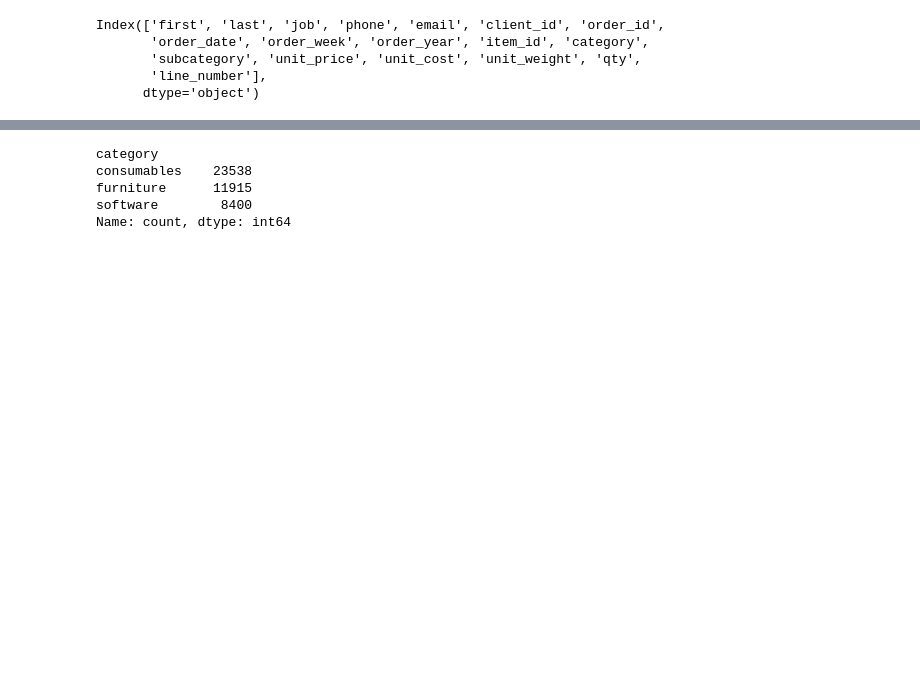
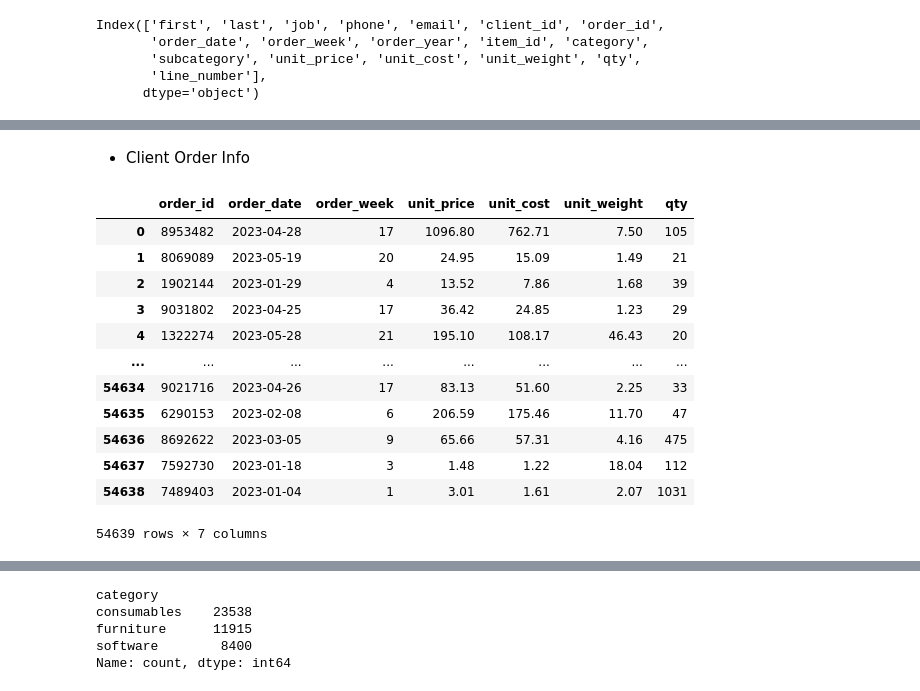
Before and after one commit to inCloset/pandas-challenge-1, a Jupyter notebook: Starter_Code/wholesale_data_analysis_starter_code.ipynb, the cells around one changed output, grey strips where cells are left out. Cells and saved outputs as stored; diff of their text form; code cells hidden in the pictures; blank space fills up the shorter version.

```diff
--- a/Starter_Code/wholesale_data_analysis_starter_code.ipynb
+++ b/Starter_Code/wholesale_data_analysis_starter_code.ipynb
@@ -62,0 +96,21 @@ memory usage: 7.5+ MB
+# %% [markdown]
+- Client Order Info
+# %%
+
+order_info = df[['order_id', 'order_date', 'order_week','unit_price',
+                          'unit_cost', 'unit_weight', 'qty']]
+order_info
+# %% [output]
+|  | order_id | order_date | order_week | unit_price | unit_cost | unit_weight | qty |
+| 0 | 8953482 | 2023-04-28 | 17 | 1096.80 | 762.71 | 7.50 | 105 |
+| 1 | 8069089 | 2023-05-19 | 20 | 24.95 | 15.09 | 1.49 | 21 |
+| 2 | 1902144 | 2023-01-29 | 4 | 13.52 | 7.86 | 1.68 | 39 |
+| 3 | 9031802 | 2023-04-25 | 17 | 36.42 | 24.85 | 1.23 | 29 |
+| 4 | 1322274 | 2023-05-28 | 21 | 195.10 | 108.17 | 46.43 | 20 |
+| ... | ... | ... | ... | ... | ... | ... | ... |
+| 54634 | 9021716 | 2023-04-26 | 17 | 83.13 | 51.60 | 2.25 | 33 |
+| 54635 | 6290153 | 2023-02-08 | 6 | 206.59 | 175.46 | 11.70 | 47 |
+| 54636 | 8692622 | 2023-03-05 | 9 | 65.66 | 57.31 | 4.16 | 475 |
+| 54637 | 7592730 | 2023-01-18 | 3 | 1.48 | 1.22 | 18.04 | 112 |
+| 54638 | 7489403 | 2023-01-04 | 1 | 3.01 | 1.61 | 2.07 | 1031 |
+54639 rows × 7 columns
```
Also changed, not shown: parts of 26 cells of this notebook.
